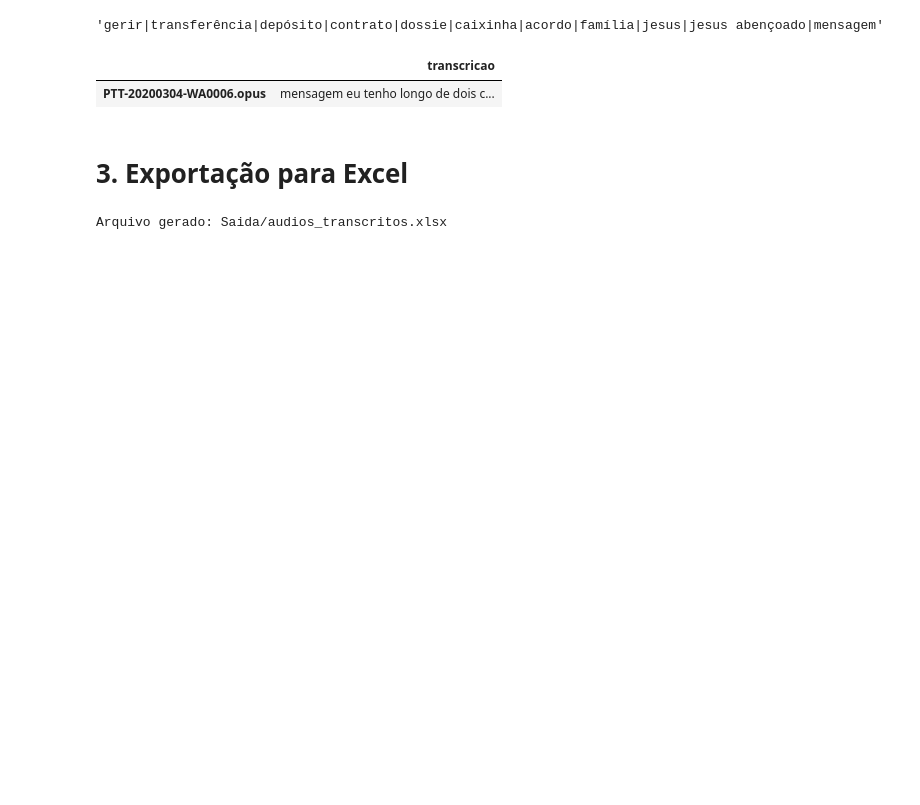
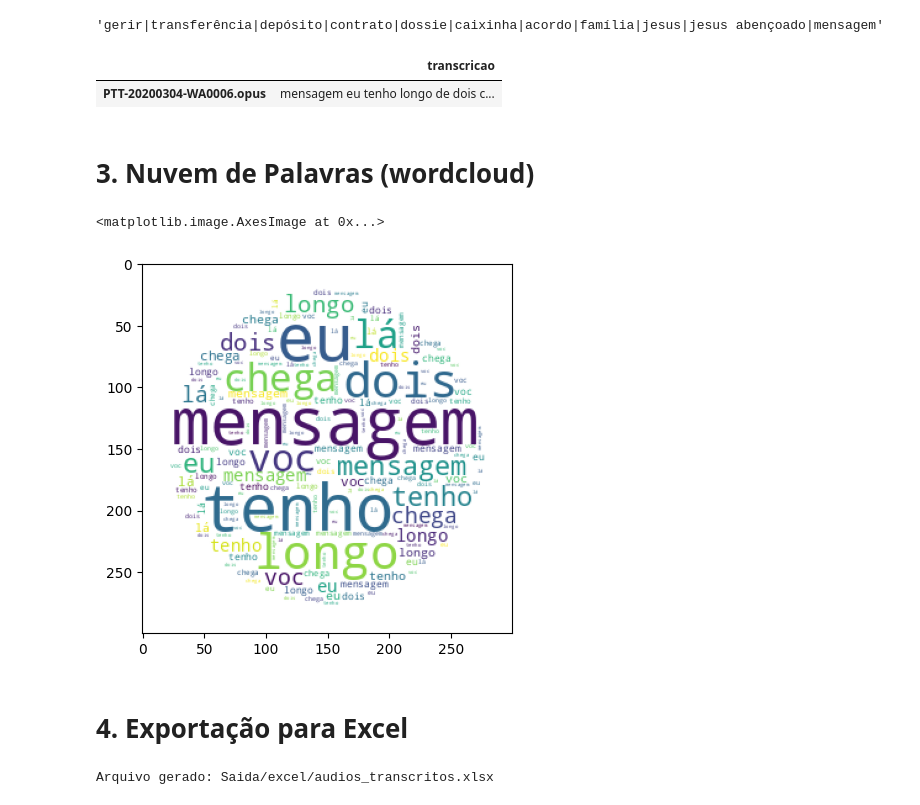
Before and after one commit to andrecorumba/analisador-audio-texto, a Jupyter notebook: analisador_audio.ipynb, the cells around one changed output. Saved outputs shown, nothing was run; the diff lists cells and outputs as text; code cells hidden in the pictures; blank space fills up the shorter version.

Commit message:
Inclusao de wordcloud e exlusao de analise automatica

```diff
--- a/analisador_audio.ipynb
+++ b/analisador_audio.ipynb
@@ -171,8 +199,37 @@ df_filtrado
 # %% [output]
 |  | transcricao |
 | PTT-20200304-WA0006.opus | mensagem eu tenho longo de dois c... |
+# %% [markdown]
+# 3. Nuvem de Palavras (wordcloud)
+# %%
+
+# Ajusta o dataframe e junta todo o conteudo do campo transcricao em uma unica string.
+df_nuvem_filtrado = df_filtrado.rename_axis('arquivo').reset_index()
+string_palavras = df_nuvem_filtrado['transcricao'].to_string()
+
+# Retira algumas preposicoes, artigos e pronomes.
+# Essa parte ainda esta tosca.
+lista_preposicoes = [' de ',' da ',' do ',' das ',' dos ', ' e ',' o ', ' que ', ' a ', ' as ', ' os ' ]
+for i in lista_preposicoes:
+    if i in string_palavras:
+        string_palavras = string_palavras.replace(i, ' ')
+
+# Plota a nuvem de palavras e grava em um arquivo de imagem
+x, y = np.ogrid[:300, :300]
+
+mask = (x - 150) ** 2 + (y - 150) ** 2 > 130 ** 2
+mask = 255 * mask.astype(int)
+
+wc = WordCloud(background_color="white", repeat=True, mask=mask)
+
+wc.generate(string_palavras)
+wc.to_file("Saida/wordcloud/wordcloud.png")
+plt.imshow(wc)
+# %% [output]
+<matplotlib.image.AxesImage at 0x...>
+[figure, added]
 # %% [markdown]
-# 3. Exportação para Excel
+# 4. Exportação para Excel
 # %%
 # Prepara os Dataframes para exportação, transformando os índices em colunas e acrescentando o caminho do arquivo
 
@@ -190,7 +247,7 @@ else:
 
 # Exporta os Dataframes para excel
 
-saida = 'Saida/audios_transcritos.xlsx'
+saida = 'Saida/excel/audios_transcritos.xlsx'
 
 with pd.ExcelWriter(saida) as writer:
     df_saida_audio_transcricoes.to_excel(writer, index=False, sheet_name='audios_transcritos')
@@ -199,4 +256,4 @@ with pd.ExcelWriter(saida) as writer:
 
 print(f"Arquivo gerado: {saida}")
 # %% [output]
-Arquivo gerado: Saida/audios_transcritos.xlsx
+Arquivo gerado: Saida/excel/audios_transcritos.xlsx
```
Also changed, not shown: parts of 7 cells of this notebook, 3 other files.
